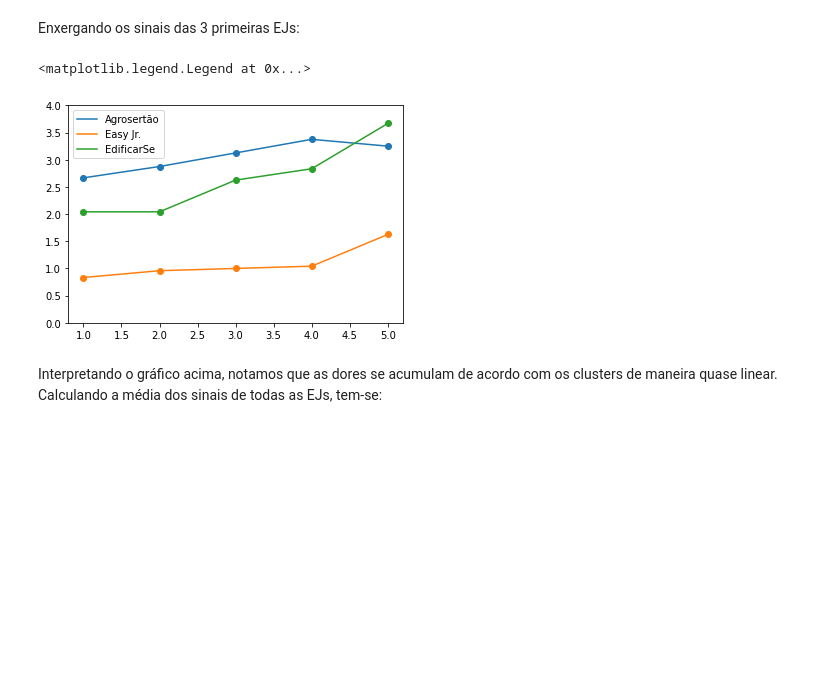
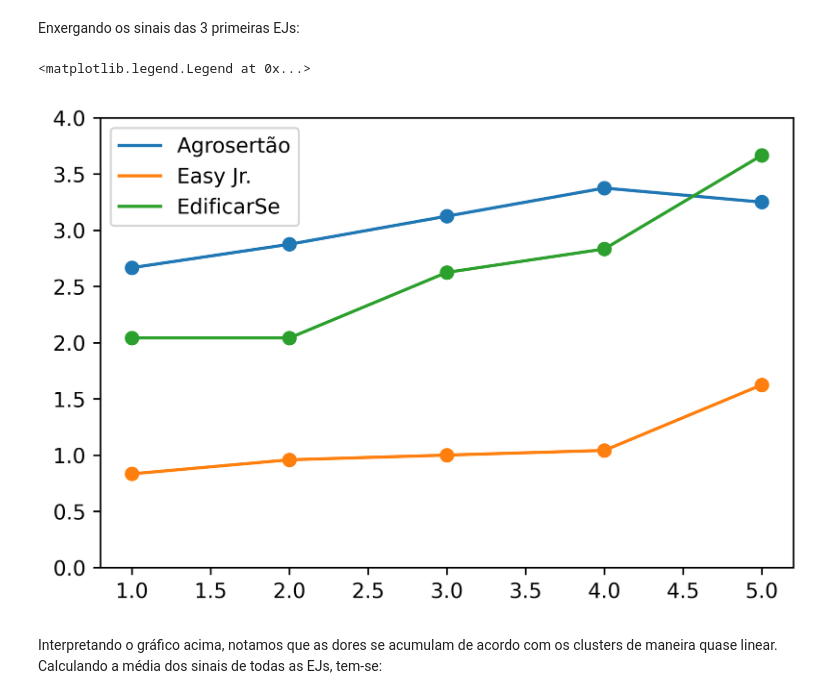
Before and after one commit to gustavomello9600/clusters, a Jupyter notebook: Dores das EJs.ipynb, the cells around one changed output. Saved outputs shown, nothing was run; the diff lists cells and outputs as text; code cells hidden in the pictures; blank space fills up the shorter version.

Commit message:
Planilhas de Resultados e Correções Importantes

```diff
--- a/Dores das EJs.ipynb
+++ b/Dores das EJs.ipynb
@@ -363,29 +383,33 @@ Enxergando os sinais das 3 primeiras EJs:
 # %%
 #Carrega as ferramentas de criação de gráficos
 %matplotlib inline
 from matplotlib import pyplot as plt
+
+#Aumenta a qualidade dos gráficos
+import matplotlib as mpl
+mpl.rcParams['figure.dpi'] = 600
 
 #Configura o eixo X do gráfico
 X =[0, 1, 2, 3, 4, 5, 6]
 
 #Mostra os sinais das 3 primeiras EJs
 for sinal_de_EJ in sinais_das_EJs[:3]:
 
     #Traduz o sinal para base de entrada
     sinal_de_EJ = sinal_de_EJ.para_a_base("C")
 
     #Joga o sinal no gráfico
     plt.plot(X[1:-1], sinal_de_EJ.pontos[1:-1])
     plt.scatter(X[1:-1], sinal_de_EJ.pontos[1:-1])
 
 #Define os limites do eixo y
 plt.ylim((0, 4))
 
 #Adiciona uma legenda com os nomes das EJs do gráfico
 plt.legend([sinal_de_EJ.name for sinal_de_EJ in sinais_das_EJs[:3]])
 # %% [output]
 <matplotlib.legend.Legend at 0x...>
-[figure, old version]
+[figure, new version]
 # %% [markdown]
 Interpretando o gráfico acima, notamos que as dores se acumulam de acordo com os clusters de maneira quase linear. Calculando a média dos sinais de todas as EJs, tem-se:
 # %%
```
Also changed, not shown: parts of 27 cells of this notebook, 16 other files.
